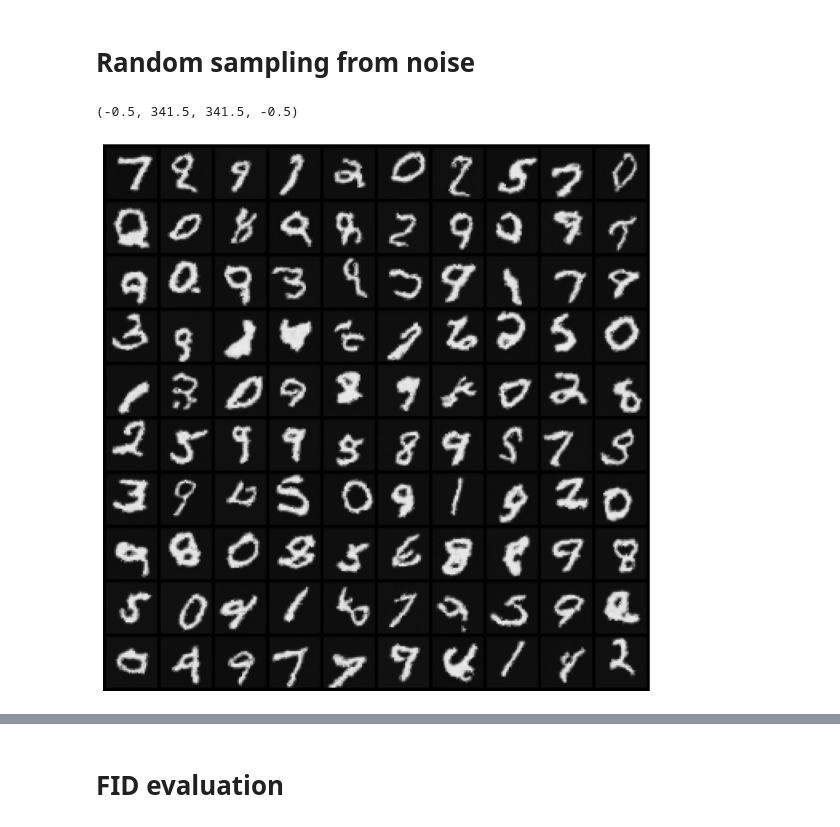
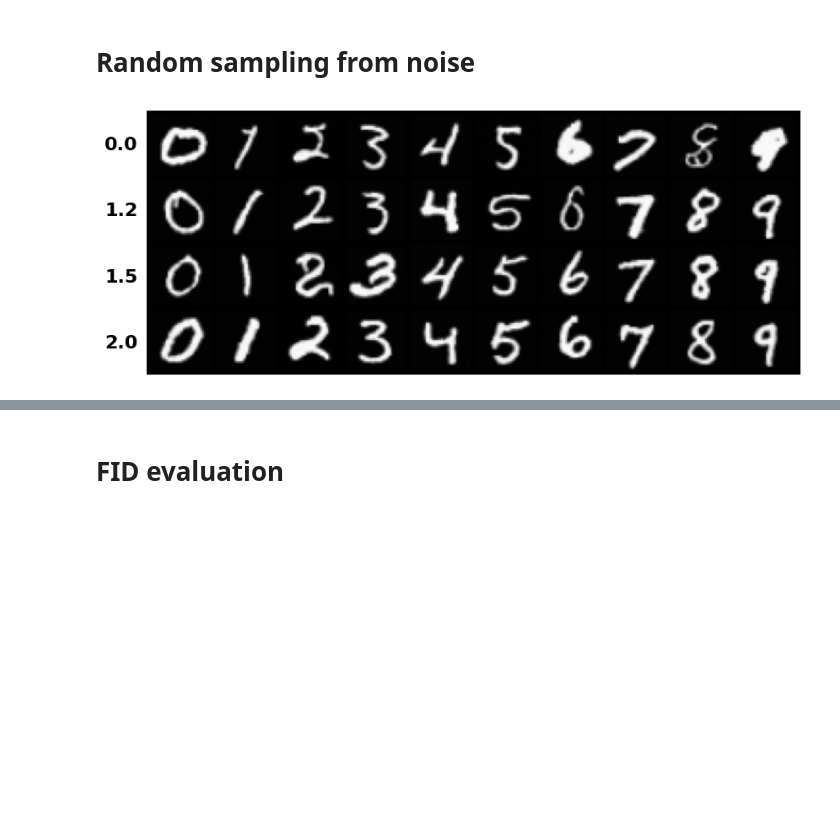
Before and after one commit to LeoItaly/DDPM-DL, a Jupyter notebook: Rasmus/DDPM_conditional_training.ipynb, the cells around one changed output, grey strips where cells are left out. Cells and saved outputs as stored; diff of their text form; code cells hidden in the pictures; blank space fills up the shorter version.

```diff
--- a/Rasmus/DDPM_conditional_training.ipynb
+++ b/Rasmus/DDPM_conditional_training.ipynb
@@ -841,9 +905,9 @@ for ax, s in zip(axis.ravel(), steps):
 # %%
-imgs = []
 step = 999
+ddpm = Linear_Variance_Scheduler(time_steps=1000, beta_start=0.0001, beta_end=0.02, device='cuda')
 
 # sampled_imgs, _ = ddpm.ddpm_sampling(model=model,
-#                                          num_samples=100,
+#                                          num_samples=200,
 #                                          channels=1,
 #                                          sample_steps=[step],
 #                                          img_size=32,
@@ -852,9 +916,10 @@ step = 999
 
 for i in range(10):
     sampled_imgs, _ = ddpm.ddpm_sampling(model=model,
-                                         num_samples=32,
+                                         num_samples=100,
                                          channels=1,
                                          sample_steps=[step],
                                          img_size=32,
-                                         wanted_class=torch.tensor([i], device='cuda'))
+                                         wanted_class=torch.tensor([i], device='cuda'),
+                                         guidance_scale=1.1)
     imgs.append(sampled_imgs)
@@ -861,11 +931,45 @@ for i in range(10):
 # %%
 # flatten imgs
 imgs = torch.cat(imgs, dim=0)
-# %%
-grid = make_grid(imgs.detach().cpu(), nrow=10, normalize=True)
-plt.figure(figsize=(10, 12))  # Increase size here
-plt.imshow(grid.permute(1, 2, 0), cmap='gray')
-plt.axis(False)
-# %% [output]
-(-0.5, 341.5, 341.5, -0.5)
-[figure, removed]
+# %%
+imgs = imgs[200:]
+# %%
+import torch
+from torchvision.utils import make_grid
+import matplotlib.pyplot as plt
+
+# Assuming 'imgs' is a list or tensor of images with shape (N, C, H, W)
+# and 'nrow' is the number of images per row in the grid
+nrow = 10  # Number of images per row
+num_images = len(imgs)
+num_rows = (num_images + nrow - 1) // nrow  # Calculate the number of rows needed
+
+# Create a grid of images
+grid = make_grid(imgs, nrow=nrow, normalize=True)
+
+# Convert the grid to a NumPy array and transpose the dimensions for plotting
+grid_np = grid.permute(1, 2, 0).cpu().numpy()
+
+# Plot the grid
+fig, ax = plt.subplots(figsize=(10, 12))
+ax.imshow(grid_np, cmap='gray')
+ax.axis('off')
+
+
+
+# Add column labels
+for col in range(nrow):
+    col_label = f'{digits[col]}'
+    # Calculate the x position: center of each image in the column
+    x_pos = (col + 0.5) * (grid_np.shape[1] / nrow)
+    # ax.text(x_pos, -5, col_label, ha='center', va='bottom', fontsize=16, fontweight='bold')
+
+# Add row labels
+for row in range(num_rows):
+    row_label = f'{guidance_scales[row]}'
+    # Calculate the y position: center of each image in the row
+    y_pos = (row + 0.5) * (grid_np.shape[0] / num_rows)
+    ax.text(-5, y_pos, row_label, ha='right', va='center', fontsize=16, fontweight='bold')
+plt.show()
+# %% [output]
+[figure, added]
```
Also changed, not shown: parts of 18 cells of this notebook, 3 other files.
